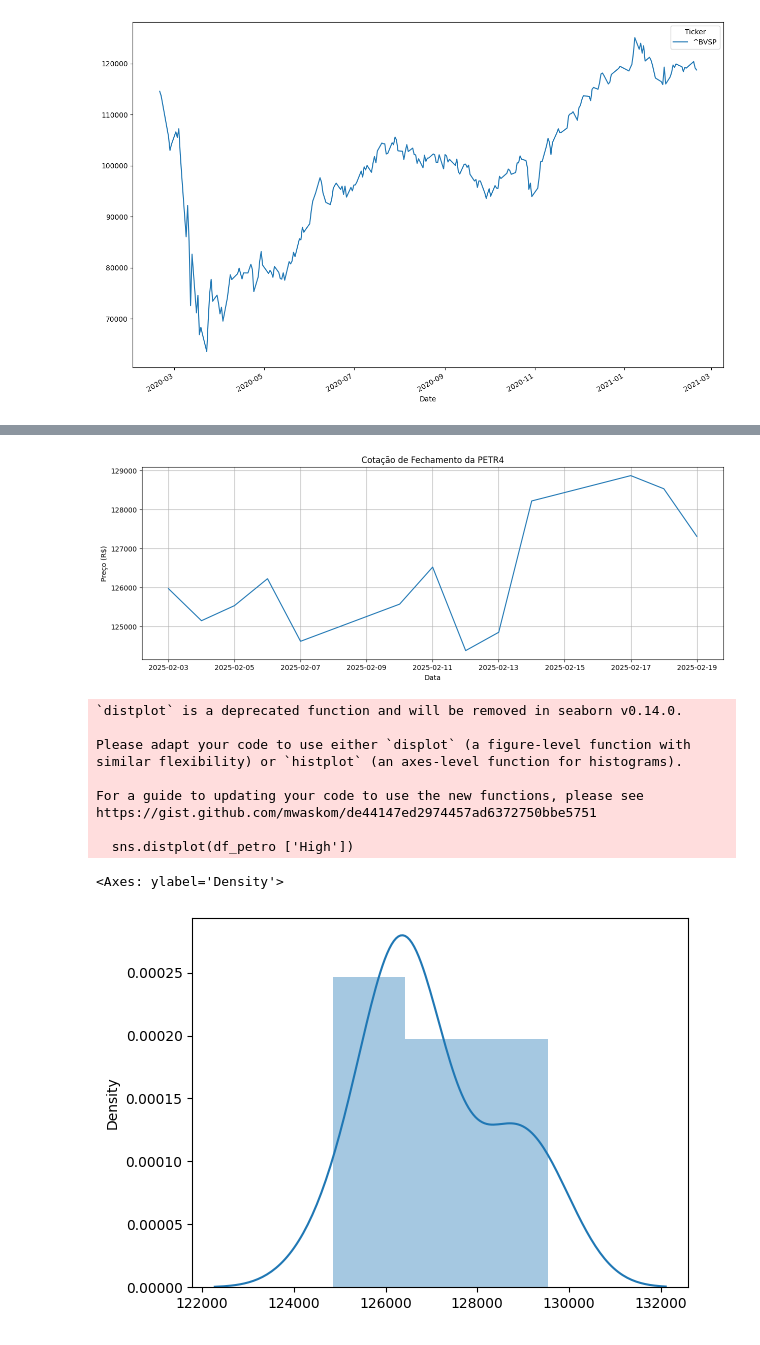
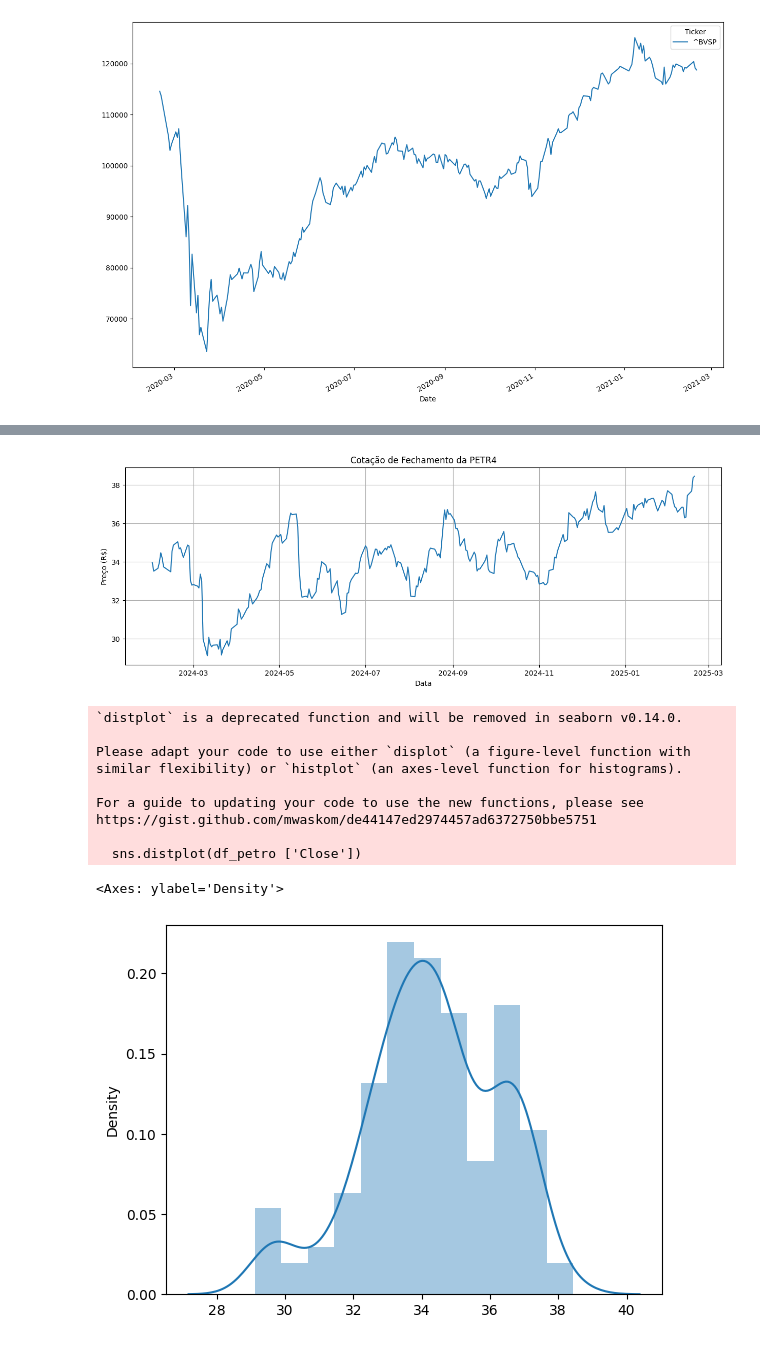
Before and after one commit to rachelresende/MercadoFinanceiroBr, a Jupyter notebook: Analisando_Dados_do_Mercado_Brasileiro.ipynb, the cells around one changed output, grey strips where cells are left out. Drawn from its saved outputs; the diff is of its cells as text; code cells hidden in the pictures.

```diff
--- a/Analisando_Dados_do_Mercado_Brasileiro.ipynb
+++ b/Analisando_Dados_do_Mercado_Brasileiro.ipynb
@@ -60,7 +60,7 @@ plt.show()
 [figure]
 # %%
 # (PETR4.SA)
-df_petro = yf.download('^BVSP', start='2025-02-01', end='2025-02-20')
+df_petro = yf.download('PETR4.SA', start='2024-02-01', end='2025-02-20')
 display(df_petro)
 # %% [output]
 [*********************100%***********************]  1 of 1 completed
@@ -91,18 +90,18 @@ plt.ylabel('Preço (R$)')
 plt.grid(True)
 plt.show()
 # %% [output]
-[figure, old version]
+[figure, new version]
 # %%
-sns.distplot(df_petro ['High'])
+sns.distplot(df_petro ['Close'])
 # %% [output]
 `distplot` is a deprecated function and will be removed in seaborn v0.14.0.
 
 Please adapt your code to use either `displot` (a figure-level function with
 similar flexibility) or `histplot` (an axes-level function for histograms).
 
 For a guide to updating your code to use the new functions, please see
 https://gist.github.com/mwaskom/de44147ed2974457ad6372750bbe5751
 
-  sns.distplot(df_petro ['High'])
+  sns.distplot(df_petro ['Close'])
 <Axes: ylabel='Density'>
-[figure, old version]
+[figure, new version]
```
Also changed, not shown: parts of 11 cells of this notebook.
